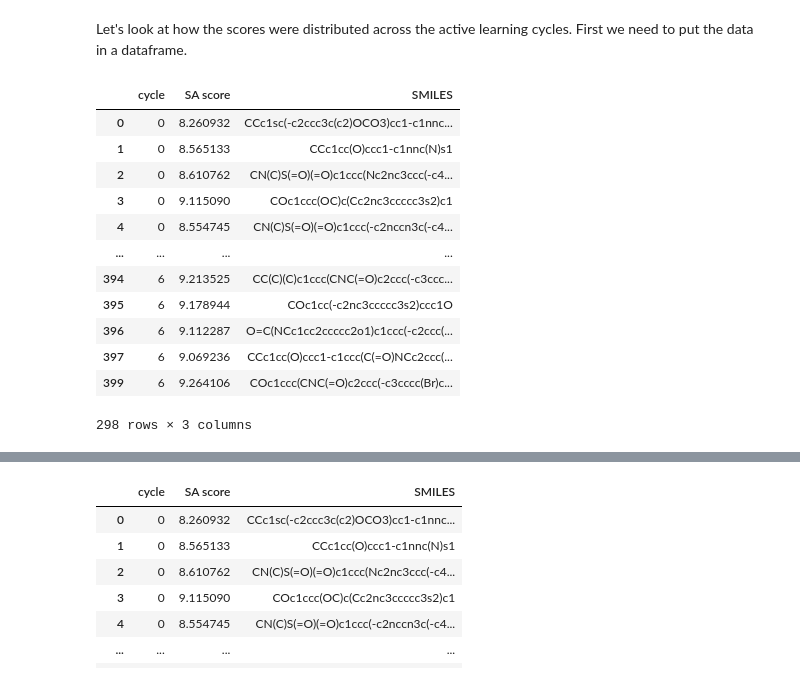
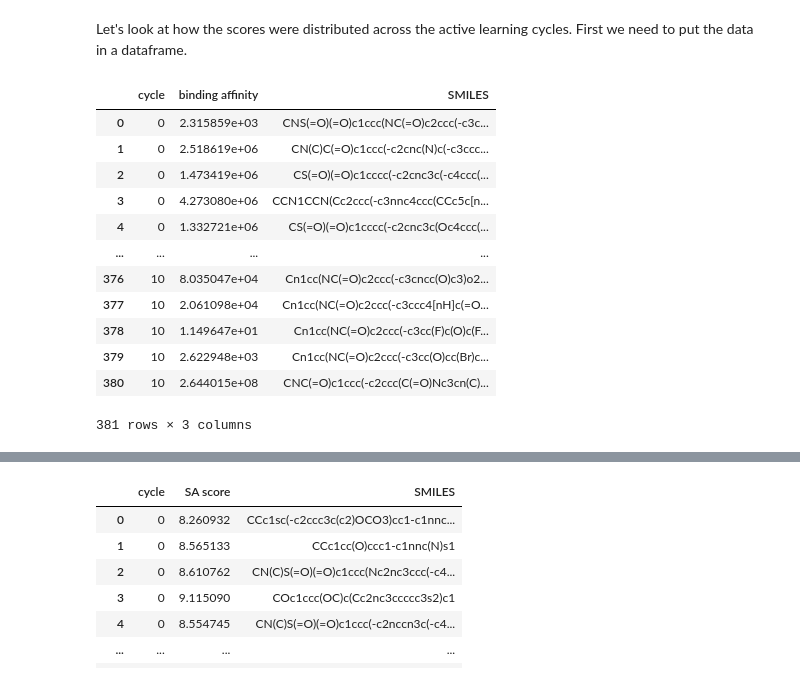
Before and after one commit to volkamerlab/KinaseActiveLearning, a Jupyter notebook: notebooks/active_regression.ipynb, the cells around one changed output, grey strips where cells are left out. Drawn from its saved outputs; the diff is of its cells as text; code cells hidden in the pictures.

```diff
--- a/notebooks/active_regression.ipynb
+++ b/notebooks/active_regression.ipynb
@@ -246,10 +246,10 @@ oracle = Oracle(fragment_library)
 This is the main active learning loop.
 # %%
 # number of molecules to select at each active learning cycle
-n_instances = 50
+n_instances = 70
 # number of active learning cycles to run
-n_cycles = 3
-start_instances = 5
+n_cycles = 10
+start_instances = 300
 
 # define the acquistion function, to change to greedy just change the line below
 query_strategy = my_max_PI
@@ -258,12 +258,13 @@ X_initial, sample_smi_init, sample_mols_init = oracle.sample(n_instances)
 X_initial, sample_smi_init, sample_mols_init = sample_starting_distribution(X_initial, sample_smi_init, sample_mols_init, start_instances)
 #vals_init = oracle.get_values(sample_mols_init)
 vals_init, index_init = oracle.calculate_docking(sample_mols_init)
+print(vals_init)
 X_initial = utils.indexing(X_initial, index_init)
 sample_smi_init = utils.indexing(sample_smi_init, index_init)
 sample_mols_init = utils.indexing(sample_mols_init, index_init)
 vals_init = utils.indexing(vals_init, index_init)
 
-# instantiate the optimizer with an estimator, training data, and an acquistion function
+# instantiate the optimizer with an estimator, training data, and an acquisition function
 optimizer = BayesianOptimizer(estimator=GaussianProcessRegressor(kernel=TanimotoKernel()),
                               X_training=np.stack(X_initial), y_training=vals_init,
                               query_strategy=query_strategy)
@@ -276,10 +277,10 @@ used_mols = sample_mols_init.copy()
 # the active learning loop
 loop_indices = [len(used)]
 for i in tqdm(range(0, n_cycles)):
-    fps, sample_smi, sample_mols = oracle.fragment_sampling(50, used_mols, val_list)
+    fps, sample_smi, sample_mols = oracle.fragment_sampling(30, used_mols, val_list)
     # ask the optimizer for the next set of molecules
     used_idx = utils.check_used(sample_smi, used)
-    query_ind, query_desc = optimizer.query(fps, n_instances=5, used=used_idx)
+    query_ind, query_desc = optimizer.query(fps, n_instances=30, used=used_idx)
     # get values from the oracle, in practice, this is where we would do the more expensive calculations
     query_mols = utils.indexing(sample_mols, query_ind)
     query_smi = utils.indexing(sample_smi, query_ind)
@@ -293,10 +294,6 @@ for i in tqdm(range(0, n_cycles)):
     used_mols += utils.indexing(query_mols, docking_ind)
     loop_indices.append(len(vals))
     # update the optimizer with the new values
-    print(f"len val: {len(vals)}")
-    print(f"len query desc: {len(query_desc)}")
-    print(f"len query filtered: {utils.indexing(query_desc, docking_ind)}")
-    print(docking_ind)
     optimizer.teach(utils.indexing(query_desc, docking_ind), vals)
 # %% [output]
 Subpocket B1 not available.
@@ -359,8 +367,8 @@ len query filtered: [[0, 0, 0, 0, 0, 0, 0, 0, 0, 0, 0, 0, 0, 0, 0, 0, 0, 0, 0, 0
 query_strategy = my_max_PI
 
 # instantiate the optimizer with an estimator, training data, and an acquistion function
-optimizer = BayesianOptimizer(estimator=GaussianProcessRegressor(kernel=TanimotoKernel()),
-                              X_training=np.stack(X_initial[index_init]), y_training=vals_init[index_init],
+optimizer_rand = BayesianOptimizer(estimator=GaussianProcessRegressor(kernel=TanimotoKernel()),
+                              X_training=np.stack(X_initial), y_training=vals_init,
                               query_strategy=query_strategy)
 # initialize a list of scores
 val_list_rand = vals_init[index_init].copy()
@@ -370,10 +378,10 @@ used_mols_rand = sample_mols_init[index_init].copy()
 # the active learning loop
 loop_indices_rand = [len(used_rand)]
 for i in tqdm(range(0, n_cycles)):
-    fps, sample_smi, sample_mols = oracle.random_sampling(50, used_mols_rand, val_list_rand)
+    fps, sample_smi, sample_mols = oracle.random_sampling(15, used_mols_rand, val_list_rand)
     # ask the optimizer for the next set of molecules
     used_idx_rand = utils.check_used(sample_smi, used_rand)
-    query_ind, query_desc = optimizer.query(fps, n_instances=50, used=used_idx_rand)
+    query_ind, query_desc = optimizer_rand.query(fps, n_instances=30, used=used_idx_rand)
     # get values from the oracle, in practice, this is where we would do the more expensive calculations
     #vals = oracle.get_values([sample_mols[i] for i in query_ind])
     query_mols = utils.indexing(sample_mols, query_ind)
@@ -388,4 +396,4 @@ for i in tqdm(range(0, n_cycles)):
     used_mols_rand += utils.indexing(query_mols, docking_ind)
     loop_indices_rand.append(len(vals))
     # update the optimizer with the new values
-    optimizer.teach(utils.indexing(query_desc, docking_ind), vals)
+    optimizer_rand.teach(utils.indexing(query_desc, docking_ind), vals)
@@ -394,21 +404,21 @@ for i in tqdm(range(0, n_cycles)):
 query_strategy = my_max_PI_base
 
 # instantiate the optimizer with an estimator, training data, and an acquistion function
-optimizer = BayesianOptimizer(estimator=GaussianProcessRegressor(kernel=TanimotoKernel()),
-                              X_training=np.stack(X_initial[index_init]), y_training=vals_init[index_init],
+optimizer_rand = BayesianOptimizer(estimator=GaussianProcessRegressor(kernel=TanimotoKernel()),
+                              X_training=np.stack(X_initial), y_training=vals_init,
                               query_strategy=query_strategy)
 # initialize a list of scores
-val_list_rand_1 = vals_init[index_init].copy()
+val_list_rand_1 = vals_init.copy()
 # keep track of which molecules we've sampled
-used_rand_1 = sample_smi_init[index_init].copy()
-used_mols_rand_1 = sample_mols_init[index_init].copy()
+used_rand_1 = sample_smi_init.copy()
+used_mols_rand_1 = sample_mols_init.copy()
 # the active learning loop
 loop_indices_rand_1 = [len(used_rand_1)]
 for i in tqdm(range(0, n_cycles)):
-    fps, sample_smi, sample_mols = oracle.random_sampling(50, used_mols_rand_1, val_list_rand_1)
+    fps, sample_smi, sample_mols = oracle.random_sampling(15, used_mols_rand_1, val_list_rand_1)
     # ask the optimizer for the next set of molecules
     used_idx_rand_1 = utils.check_used(sample_smi, used_rand_1)
-    query_ind, query_desc = optimizer.query(fps, n_instances=50, used=used_idx_rand_1)
+    query_ind, query_desc = optimizer_rand.query(fps, n_instances=30, used=used_idx_rand_1)
     # get values from the oracle, in practice, this is where we would do the more expensive calculations
     #vals = oracle.get_values([sample_mols[i] for i in query_ind])
     query_mols = utils.indexing(sample_mols, query_ind)
@@ -422,4 +432,4 @@ for i in tqdm(range(0, n_cycles)):
     used_mols_rand_1 += utils.indexing(query_mols, docking_ind)
     loop_indices_rand_1.append(len(vals))
     # update the optimizer with the new values
-    optimizer.teach(utils.indexing(query_desc, docking_ind), vals)
+    optimizer_rand.teach(utils.indexing(query_desc, docking_ind), vals)
@@ -430,25 +458,25 @@ Let's look at how the scores were distributed across the active learning cycles.
 # %%
 res_list = []
 cur_ind = 0
 for i, v in enumerate(loop_indices):
     res_list += [(i, x) for x in val_list[cur_ind:cur_ind+v]]
     cur_ind += v
 res_list
-res_df = pd.DataFrame(res_list, columns=["cycle", "SA score"])
+res_df = pd.DataFrame(res_list, columns=["cycle", "binding affinity"])
 res_df['SMILES'] = used
 res_df = res_df.drop_duplicates(subset='SMILES', keep="last")
 res_df
 # %% [output]
-|  | cycle | SA score | SMILES |
-| 0 | 0 | 8.260932 | CCc1sc(-c2ccc3c(c2)OCO3)cc1-c1nnc... |
-| 1 | 0 | 8.565133 | CCc1cc(O)ccc1-c1nnc(N)s1 |
-| 2 | 0 | 8.610762 | CN(C)S(=O)(=O)c1ccc(Nc2nc3ccc(-c4... |
-| 3 | 0 | 9.115090 | COc1ccc(OC)c(Cc2nc3ccccc3s2)c1 |
-| 4 | 0 | 8.554745 | CN(C)S(=O)(=O)c1ccc(-c2nccn3c(-c4... |
+|  | cycle | binding affinity | SMILES |
+| 0 | 0 | 2.315859e+03 | CNS(=O)(=O)c1ccc(NC(=O)c2ccc(-c3c... |
+| 1 | 0 | 2.518619e+06 | CN(C)C(=O)c1ccc(-c2cnc(N)c(-c3ccc... |
+| 2 | 0 | 1.473419e+06 | CS(=O)(=O)c1cccc(-c2cnc3c(-c4ccc(... |
+| 3 | 0 | 4.273080e+06 | CCN1CCN(Cc2ccc(-c3nnc4ccc(CCc5c[n... |
+| 4 | 0 | 1.332721e+06 | CS(=O)(=O)c1cccc(-c2cnc3c(Oc4ccc(... |
 | ... | ... | ... | ... |
-| 394 | 6 | 9.213525 | CC(C)(C)c1ccc(CNC(=O)c2ccc(-c3ccc... |
-| 395 | 6 | 9.178944 | COc1cc(-c2nc3ccccc3s2)ccc1O |
-| 396 | 6 | 9.112287 | O=C(NCc1cc2ccccc2o1)c1ccc(-c2ccc(... |
-| 397 | 6 | 9.069236 | CCc1cc(O)ccc1-c1ccc(C(=O)NCc2ccc(... |
-| 399 | 6 | 9.264106 | COc1ccc(CNC(=O)c2ccc(-c3cccc(Br)c... |
+| 376 | 10 | 8.035047e+04 | Cn1cc(NC(=O)c2ccc(-c3cncc(O)c3)o2... |
+| 377 | 10 | 2.061098e+04 | Cn1cc(NC(=O)c2ccc(-c3ccc4[nH]c(=O... |
+| 378 | 10 | 1.149647e+01 | Cn1cc(NC(=O)c2ccc(-c3cc(F)c(O)c(F... |
+| 379 | 10 | 2.622948e+03 | Cn1cc(NC(=O)c2ccc(-c3cc(O)cc(Br)c... |
+| 380 | 10 | 2.644015e+08 | CNC(=O)c1ccc(-c2ccc(C(=O)Nc3cn(C)... |
-298 rows × 3 columns
+381 rows × 3 columns
```
Also changed, not shown: parts of 12 cells of this notebook, 2 other files.
